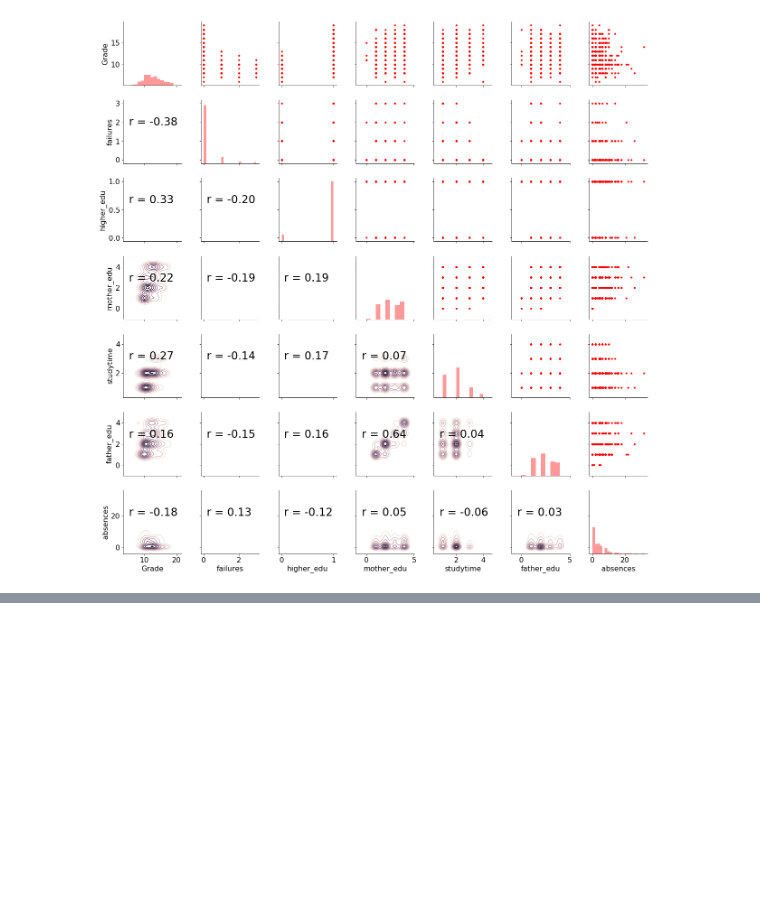
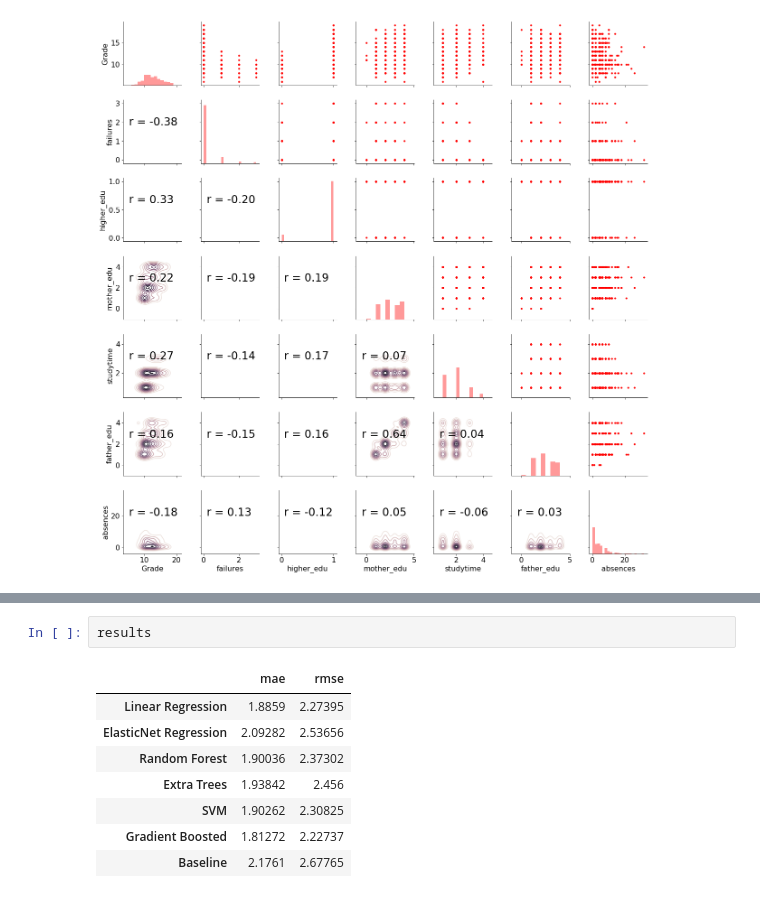
Before and after one commit to BonifasiusAnggara/Predicting-Student-Grades-with-BayesianLR, a Jupyter notebook: Predicting_Student_Grades_with_BayesianLR.ipynb, the cells around one changed output, grey strips where cells are left out. Drawn from its saved outputs; the diff is of its cells as text; blank space fills up the shorter version.

Commit message:
Establish a baseline

```diff
--- a/Predicting_Student_Grades_with_BayesianLR.ipynb
+++ b/Predicting_Student_Grades_with_BayesianLR.ipynb
@@ -411,0 +541,11 @@ g.map_lower(corrfunc);
+# %%
+results
+# %% [output]
+|  | mae | rmse |
+| Linear Regression | 1.8859 | 2.27395 |
+| ElasticNet Regression | 2.09282 | 2.53656 |
+| Random Forest | 1.90036 | 2.37302 |
+| Extra Trees | 1.93842 | 2.456 |
+| SVM | 1.90262 | 2.30825 |
+| Gradient Boosted | 1.81272 | 2.22737 |
+| Baseline | 2.1761 | 2.67765 |
```
Also changed, not shown: parts of 19 cells of this notebook.
